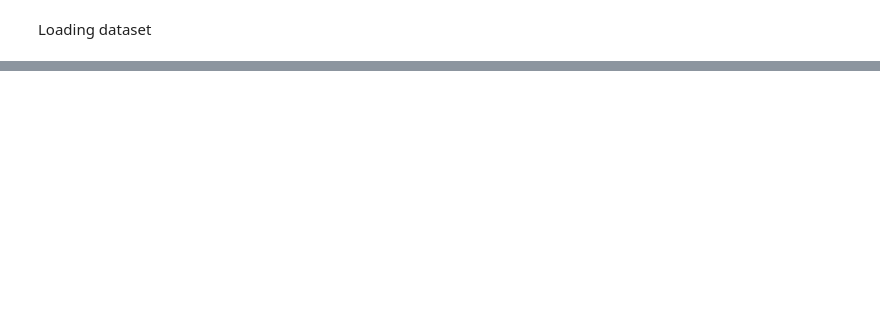
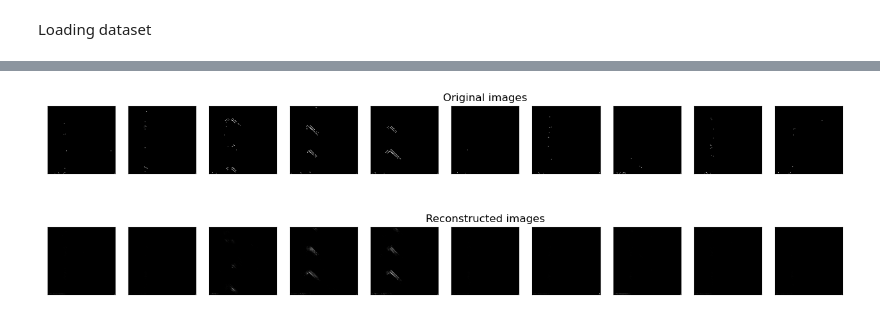
Before and after one commit to Ocean-Data-Lab/das-finwhale-vocalization, a Jupyter notebook: Notebooks/04_PyTorch Autoencoder.ipynb, the cells around one changed output, grey strips where cells are left out. Cells and saved outputs as stored; diff of their text form; code cells hidden in the pictures; blank space fills up the shorter version.

```diff
--- a/Notebooks/04_PyTorch Autoencoder.ipynb
+++ b/Notebooks/04_PyTorch Autoencoder.ipynb
@@ -293,0 +329,4 @@ Need to look into why the convolution filters look very similar in each layer an
+# %%
+plot_ae_outputs(encoder,decoder,train_dataset,n=10)
+# %% [output]
+[figure, added]
```
Also changed, not shown: parts of 20 cells of this notebook.
